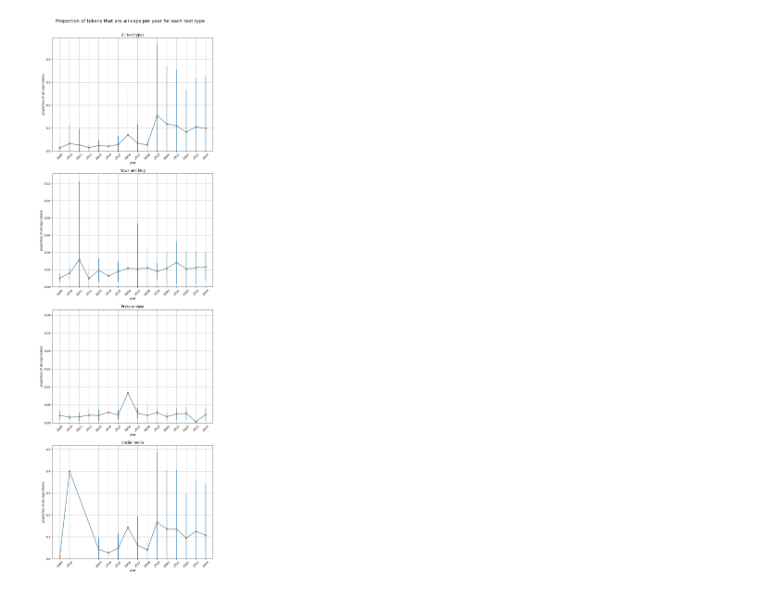
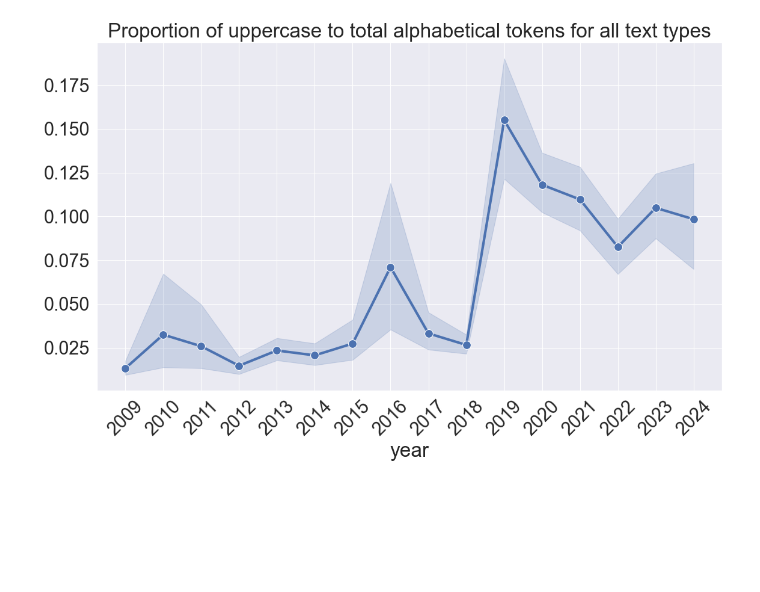
Before and after one commit to sfu-discourse-lab/fake_news_over_time, a Jupyter notebook: all_caps_trendlines.ipynb, the cells around one changed output. Drawn from its saved outputs; the diff is of its cells as text; code cells hidden in the pictures; blank space fills up the shorter version.

Commit message:
Improve all caps trendlines

```diff
--- a/all_caps_trendlines.ipynb
+++ b/all_caps_trendlines.ipynb
@@ -87,46 +7,26 @@ social_media_summary_df
-# %%
-fig, axes = plt.subplots(
-    nrows=4,
-    ncols=1,
-    figsize=(10, 30),
-    squeeze=False
-)
-
-axes_flat: list[Axes] = axes.flatten()
-
-fig.suptitle("Proportion of tokens that are all-caps per year for each text type", fontsize=16)
-fig.subplots_adjust(top=0.95)
-
-def plot_data_on_ax(i: str, df: pd.DataFrame, title: str):
-    years = list(df["year"])
-
-    ax = axes_flat[i]
-
-    ax.set_title(title)
-
-    ax.set_xlabel("year")
-    ax.grid(True)
-
-    ax.set_xticks(list(years))
-    ax.set_xticklabels([str(y) for y in years])
-    ax.tick_params(axis="x", rotation=45)
-
-    ax.set_ylabel("proportion of all-caps tokens")
-
-    ax.errorbar(
-        x=years,
-        y=df["mean"],
-        yerr=df["std"],
-    )
-    ax.plot(years, df["mean"], marker="o")
-
-    ax.set_ylim(bottom=0.0)
-
-plot_data_on_ax(0, all_types_summary_df, "All text types")
-plot_data_on_ax(1, news_and_blog_summary_df, "News and blog")
-plot_data_on_ax(2, press_release_summary_df, "Press release")
-plot_data_on_ax(3, social_media_summary_df, "Social media")
-
-fig.savefig("./visualization/all_caps/lineplot.png")
-# %% [output]
-[figure, removed]
+# %%
+sns.set_theme(context="paper", font_scale=2.5)
+# %%
+def plot_all_caps_proportions(input_path: str, title: str, save_path: str):
+    df = pd.concat(get_years_dfs(input_path))
+
+    plt.figure(figsize=(12, 8))
+    plt.title(title)
+
+    sns.lineplot(x="year", y="proportion_upper_to_alpha_tokens", data=df, marker="o", linewidth=3, markersize=10)
+
+    plt.xticks(df["year"].unique(), rotation=45)
+
+    plt.ylabel("")
+
+    plt.tight_layout()
+    plt.savefig(save_path)
+    plt.draw()
+# %%
+plot_all_caps_proportions(
+    input_path="./output/all_caps.xlsx",
+    title="Proportion of uppercase to total alphabetical tokens for all text types",
+    save_path="./visualization/all_caps/trendline_all_types.png"
+)
+# %% [output]
+[figure, added]
```
Also changed, not shown: parts of 8 cells of this notebook, 7 other files.
